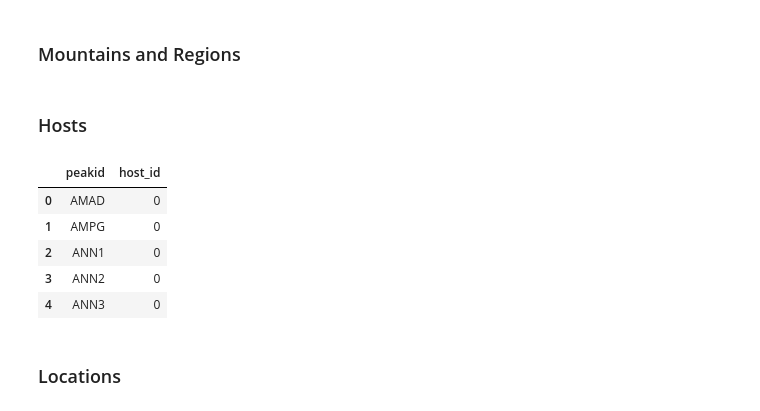
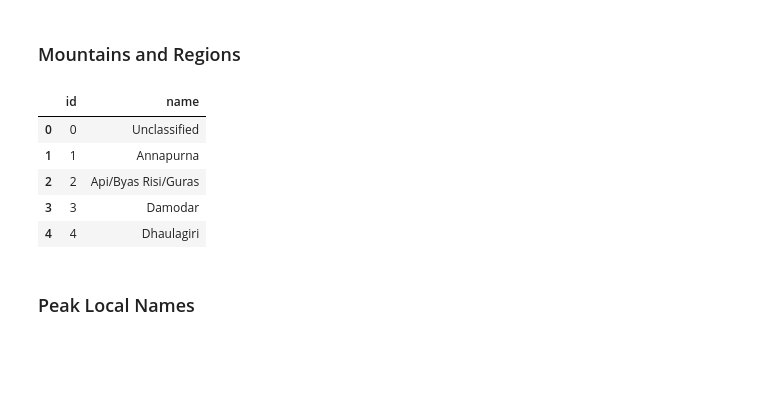
Before and after one commit to bastien-winant/himalayan-db-ingest, a Jupyter notebook: scripts/peaks.ipynb, the cells around one changed output. Saved outputs shown, nothing was run; the diff lists cells and outputs as text; code cells hidden in the pictures; blank space fills up the shorter version.

Commit message:
reorganize peaks notebook

```diff
--- a/scripts/peaks.ipynb
+++ b/scripts/peaks.ipynb
@@ -19,5 +19,3 @@ df.head()
 # %%
 df_mountains = pd.DataFrame.from_dict(himal_map, orient='index', columns=['name']).reset_index(names='id')
 df_regions = pd.DataFrame.from_dict(region_map, orient='index', columns=['name']).reset_index(names='id')
-# %% [markdown]
-### Hosts
@@ -35,9 +22,9 @@ df_peak_hosts = update_country_list(df_peak_hosts, 'host')
 # %%
-df_peak_hosts.head()
+df_mountains.head()
 # %% [output]
-|  | peakid | host_id |
-| 0 | AMAD | 0 |
-| 1 | AMPG | 0 |
-| 2 | ANN1 | 0 |
-| 3 | ANN2 | 0 |
-| 4 | ANN3 | 0 |
+|  | id | name |
+| 0 | 0 | Unclassified |
+| 1 | 1 | Annapurna |
+| 2 | 2 | Api/Byas Risi/Guras |
+| 3 | 3 | Damodar |
+| 4 | 4 | Dhaulagiri |
@@ -49,2 +30,0 @@ df.drop(
-# %% [markdown]
-### Locations
@@ -60,0 +31,2 @@ df = df.merge(locations_df, how='left', left_on='location', right_on='name')\
+# %% [markdown]
+### Peak Local Names
```
Also changed, not shown: parts of 25 cells of this notebook, 3 other files.
